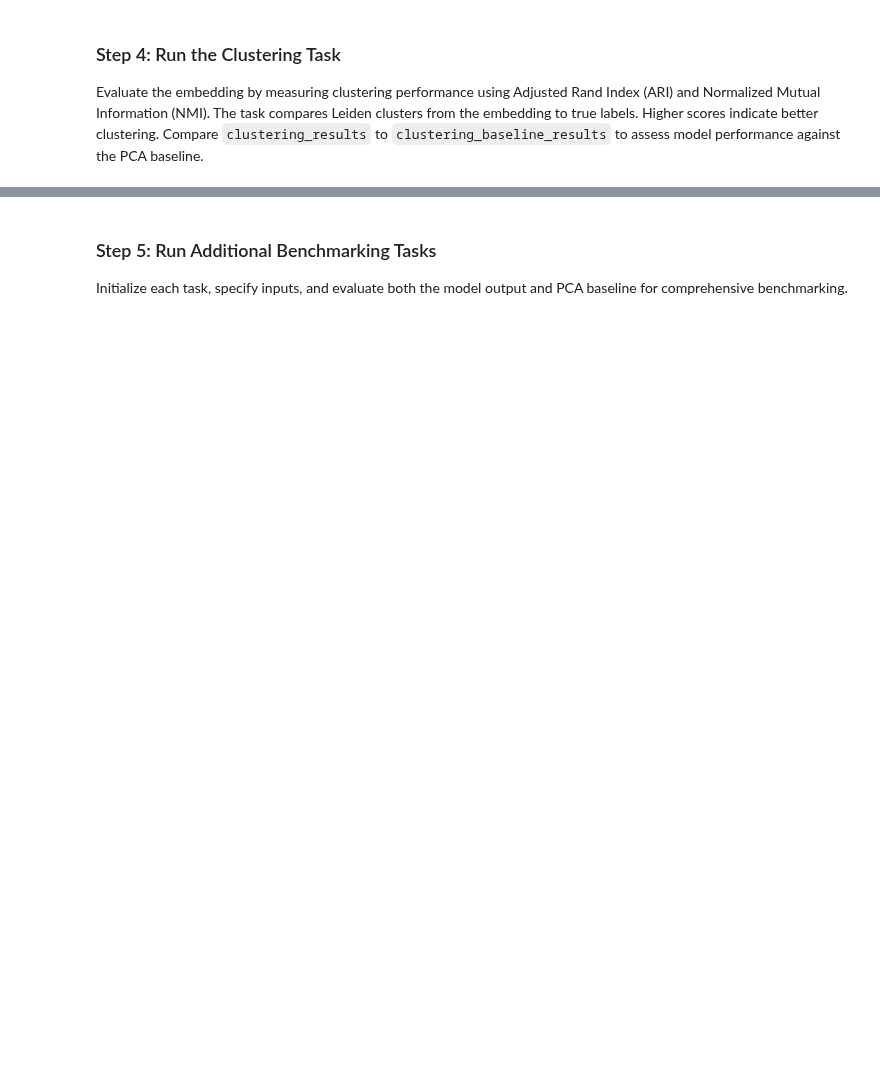
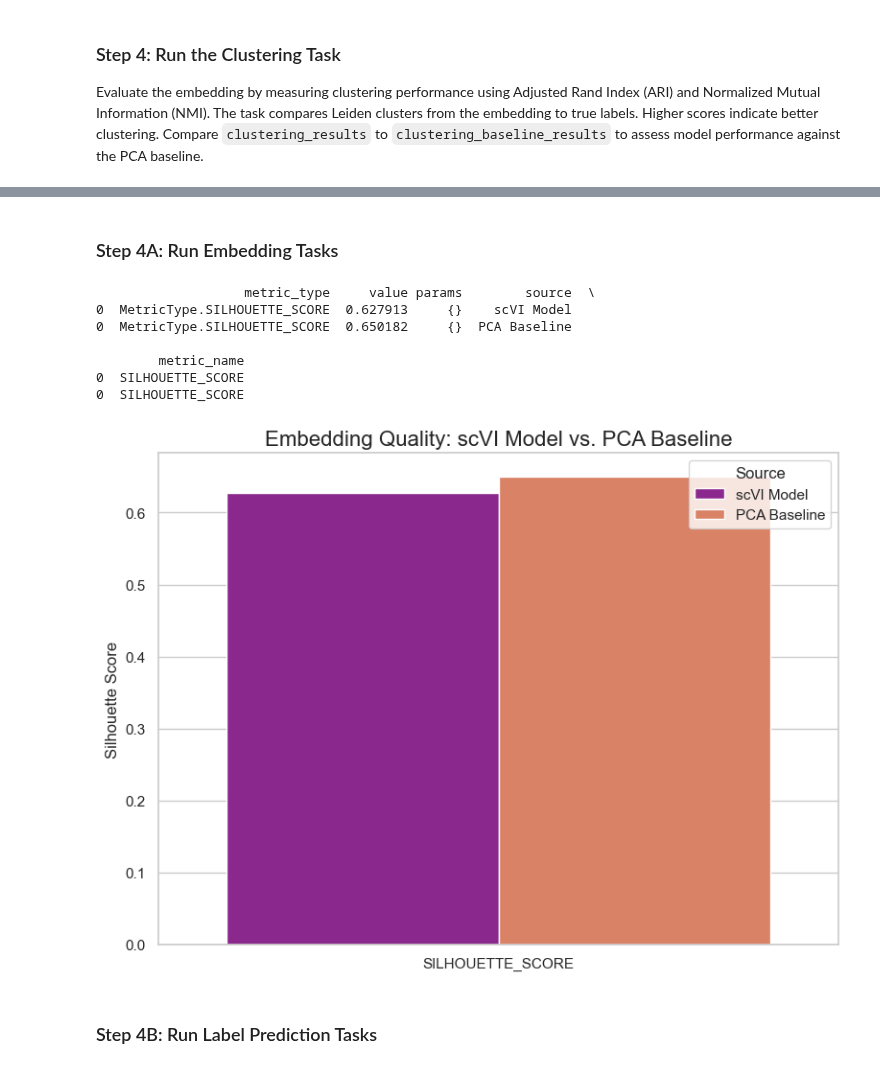
Before and after one commit to chanzuckerberg/cz-benchmarks, a Jupyter notebook: examples/scvi_model_dev_workflow.ipynb, the cells around one changed output, grey strips where cells are left out. Cells and saved outputs as stored; diff of their text form; code cells hidden in the pictures; blank space fills up the shorter version.

```diff
--- a/examples/scvi_model_dev_workflow.ipynb
+++ b/examples/scvi_model_dev_workflow.ipynb
@@ -154,5 +193,53 @@ for result in clustering_baseline_results:
+# %% [markdown]
+### Step 4A: Run Embedding Tasks
+# %%
+all_results = {}
+# Get raw expression data for baseline computation
+expression_data = dataset.adata.X
+
+# --- Run Embedding Task ---
+embedding_task = EmbeddingTask()
+embedding_task_input = EmbeddingTaskInput(input_labels=dataset.labels)
+embedding_results_model = embedding_task.run(model_output, embedding_task_input)
+embedding_baseline = embedding_task.compute_baseline(expression_data)
+embedding_results_baseline = embedding_task.run(
+    embedding_baseline, embedding_task_input
+)
+
+# Store results
+all_results["embedding"] = {
+    "model": [r.model_dump() for r in embedding_results_model],
+    "baseline": [r.model_dump() for r in embedding_results_baseline],
+}
+
+# Visualize Embedding Results
+df_embedding_model = pd.DataFrame(all_results["embedding"]["model"])
+df_embedding_baseline = pd.DataFrame(all_results["embedding"]["baseline"])
+df_embedding_model["source"] = "scVI Model"
+df_embedding_baseline["source"] = "PCA Baseline"
+df_embedding = pd.concat([df_embedding_model, df_embedding_baseline])
+df_embedding["metric_name"] = df_embedding["metric_type"].apply(lambda x: x.name)
+print(df_embedding)
+
+plt.figure(figsize=(8, 6))
+sns.barplot(
+    data=df_embedding, x="metric_name", y="value", hue="source", palette="plasma"
+)
+plt.title("Embedding Quality: scVI Model vs. PCA Baseline", fontsize=16)
+plt.ylabel("Silhouette Score", fontsize=12)
+plt.xlabel("")
+plt.legend(title="Source")
+plt.tight_layout()
+plt.show()
+# %% [output]
+                   metric_type     value params        source  \
+0  MetricType.SILHOUETTE_SCORE  0.627913     {}    scVI Model
+0  MetricType.SILHOUETTE_SCORE  0.650182     {}  PCA Baseline
+
+        metric_name
+0  SILHOUETTE_SCORE
+0  SILHOUETTE_SCORE
+[figure, added]
 # %% [markdown]
-### Step 5: Run Additional Benchmarking Tasks
-
-Initialize each task, specify inputs, and evaluate both the model output and PCA baseline for comprehensive benchmarking.
+### Step 4B: Run Label Prediction Tasks
 # %%
```
Also changed, not shown: parts of 6 cells of this notebook, 18 other files.
